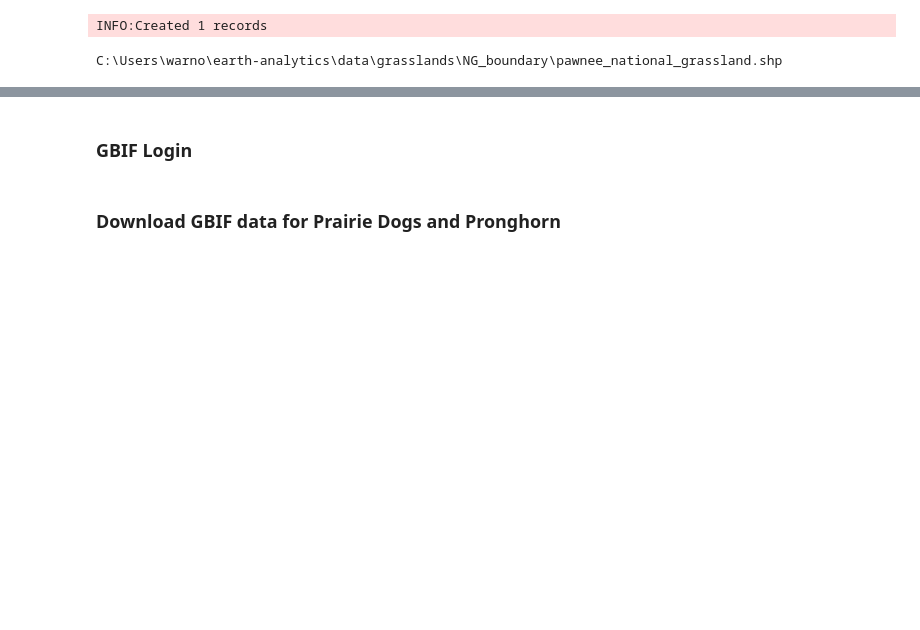
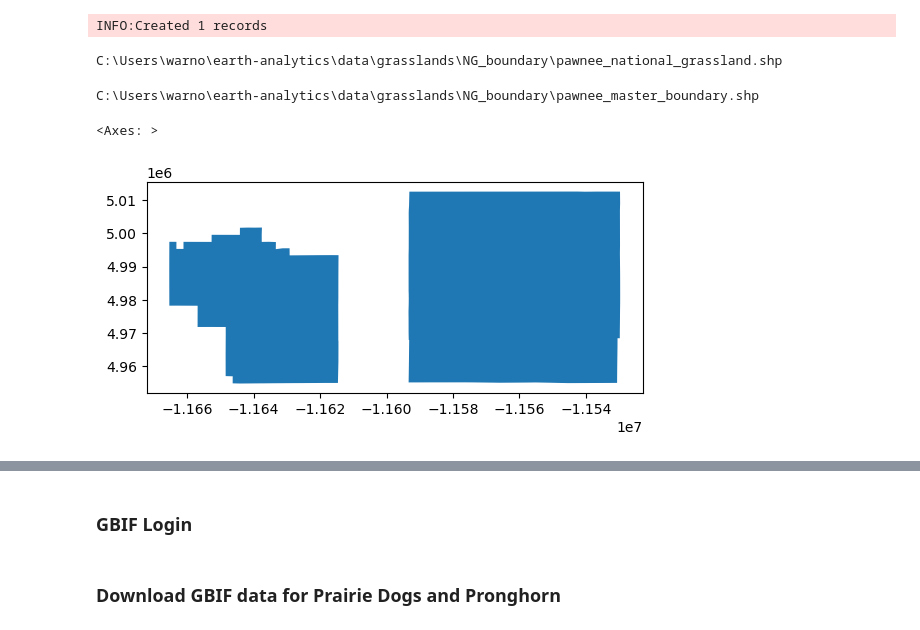
Before and after one commit to maxwarnock/Pawnee-Grasslands-Project, a Jupyter notebook: grasslands_project.ipynb, the cells around one changed output, grey strips where cells are left out. Saved outputs shown, nothing was run; the diff lists cells and outputs as text; code cells hidden in the pictures; blank space fills up the shorter version.

```diff
--- a/grasslands_project.ipynb
+++ b/grasslands_project.ipynb
@@ -87,6 +87,21 @@ print(pawnee_shp)
 # %% [output]
 INFO:Created 1 records
 C:\Users\warno\earth-analytics\data\grasslands\NG_boundary\pawnee_national_grassland.shp
+# %%
+### path to master boundary for pawnee (custom)
+pawnee_master_boundary = os.path.join(boundary_dir, "pawnee_master_boundary.shp")
+
+print(pawnee_master_boundary)
+# %% [output]
+C:\Users\warno\earth-analytics\data\grasslands\NG_boundary\pawnee_master_boundary.shp
+# %%
+# read shapefile into a GeoDataFrame
+pawnee_master_boundary_gdf = gpd.read_file(pawnee_master_boundary)
+# %%
+pawnee_master_boundary_gdf.plot()
+# %% [output]
+<Axes: >
+[figure, added]
 # %%
 pawnee.hvplot(
     geo = True,
```
Also changed, not shown: parts of 6 cells of this notebook, 1 other file.
